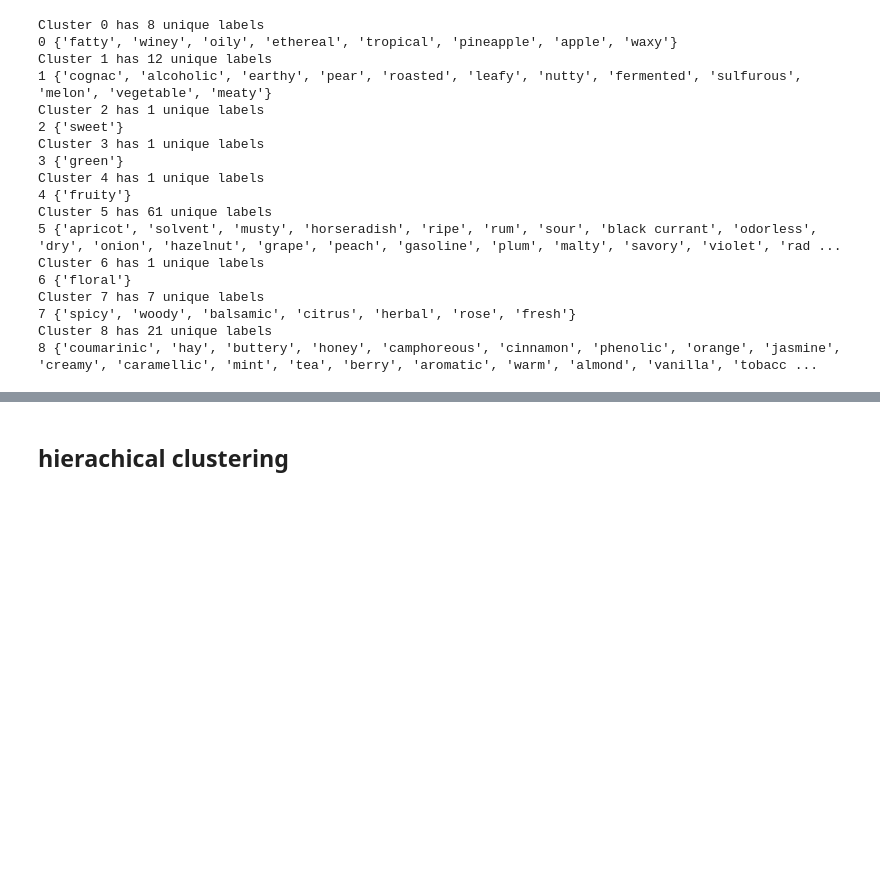
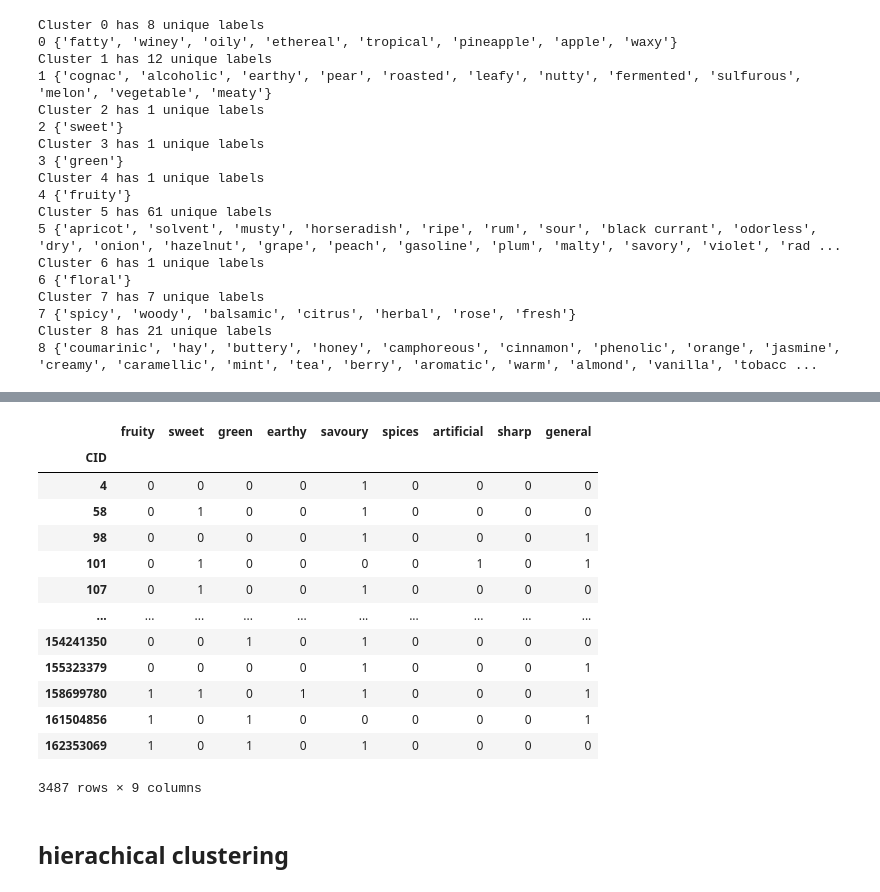
Before and after one commit to IOuadah/SML_Project, a Jupyter notebook: data_prep.ipynb, the cells around one changed output, grey strips where cells are left out. Cells and saved outputs as stored; diff of their text form; code cells hidden in the pictures; blank space fills up the shorter version.

```diff
--- a/data_prep.ipynb
+++ b/data_prep.ipynb
@@ -297,0 +337,45 @@ Cluster 8 has 21 unique labels
+# %%
+new_labels_manual = new_labels.copy()
+manual_labels = ["fruity", "sweet", "green", "earthy", "savoury", "spices", "artificial", "sharp", "general"]
+d_manual = {"fruity": ['apple', 'apricot', 'banana', 'berry', 'black currant', 'cherry', 'citrus', 'fruity', 'grape', 'grapefruit', 'lemon', 'melon', 'pineapple', 'plum', 'peach', 'pear', 'orange', 'strawberry', 'tropical', 'sour'],
+            "sweet": ['caramellic', 'honey', 'chocolate', 'popcorn', 'sweet', 'coconut', 'creamy', 'buttery', 'dairy', 'milky'],
+            "green": ['green', 'horseradish', 'leafy', 'cabbage', 'cucumber', 'tomato', 'fresh', 'radish'],
+            "earthy": ['grassy', 'mushroom', 'earthy', 'hay', 'cocoa', 'coffee', 'nutty', 'almond', 'hazelnut', 'fermented', 'animal', 'leathery', 'pine', 'potato', 'ripe', 'vegetable', 'woody'],
+            "savoury": ['balsamic', 'beefy', 'alliaceous', 'brothy', 'cheesy', 'chicken', 'fishy', 'garlic', 'malty', 'meaty', 'fatty', 'onion', 'savory', 'bread', 'roasted'],
+			"spices": ['cinnamon', 'anisic', 'camphoreous', 'chamomile', 'coumarinic', 'herbal', 'mint', 'tea', 'tobacco', 'vanilla', 'jasmine', 'floral', 'rose', 'violet'],
+			"artificial": ['aldehydic', 'gasoline', 'ketonic', 'medicinal', 'metallic', 'phenolic', 'solvent'],
+			"sharp": ['cognac', 'alcoholic', 'brandy', 'rum', 'winey', 'burnt', 'pungent', 'sharp', 'smoky'],
+			"general": ['sulfurous', 'aromatic', 'catty', 'dry', 'ethereal', 'musk', 'musty', 'oily', 'orris', 'spicy', 'warm', 'waxy', 'odorless']}
+
+for l in manual_labels:
+    new_labels_manual[l] = 0
+
+for i in range(new_labels_manual.index.size):
+# for i in range(3):
+    l = pd.DataFrame(labels_.iloc[i, :]).T
+    l = l.loc[: ,(l == 1).any()]
+    l = set(col for col in l.columns)
+
+    for label in manual_labels:
+        cluster = d_manual[label]
+        # if any element in l is in cluster
+        if any([elm in cluster for elm in l]):
+            # print(cluster, l)
+            new_labels_manual.loc[new_labels.index[i], label] = 1
+
+new_labels_manual
+# %% [output]
+|  | fruity | sweet | green | earthy | savoury | spices | artificial | sharp | general |
+| CID |  |  |  |  |  |  |  |  |  |
+| 4 | 0 | 0 | 0 | 0 | 1 | 0 | 0 | 0 | 0 |
+| 58 | 0 | 1 | 0 | 0 | 1 | 0 | 0 | 0 | 0 |
+| 98 | 0 | 0 | 0 | 0 | 1 | 0 | 0 | 0 | 1 |
+| 101 | 0 | 1 | 0 | 0 | 0 | 0 | 1 | 0 | 1 |
+| 107 | 0 | 1 | 0 | 0 | 1 | 0 | 0 | 0 | 0 |
+| ... | ... | ... | ... | ... | ... | ... | ... | ... | ... |
+| 154241350 | 0 | 0 | 1 | 0 | 1 | 0 | 0 | 0 | 0 |
+| 155323379 | 0 | 0 | 0 | 0 | 1 | 0 | 0 | 0 | 1 |
+| 158699780 | 1 | 1 | 0 | 1 | 1 | 0 | 0 | 0 | 1 |
+| 161504856 | 1 | 0 | 1 | 0 | 0 | 0 | 0 | 0 | 1 |
+| 162353069 | 1 | 0 | 1 | 0 | 1 | 0 | 0 | 0 | 0 |
+3487 rows × 9 columns
```
Also changed, not shown: parts of 4 cells of this notebook, 3 other files.
